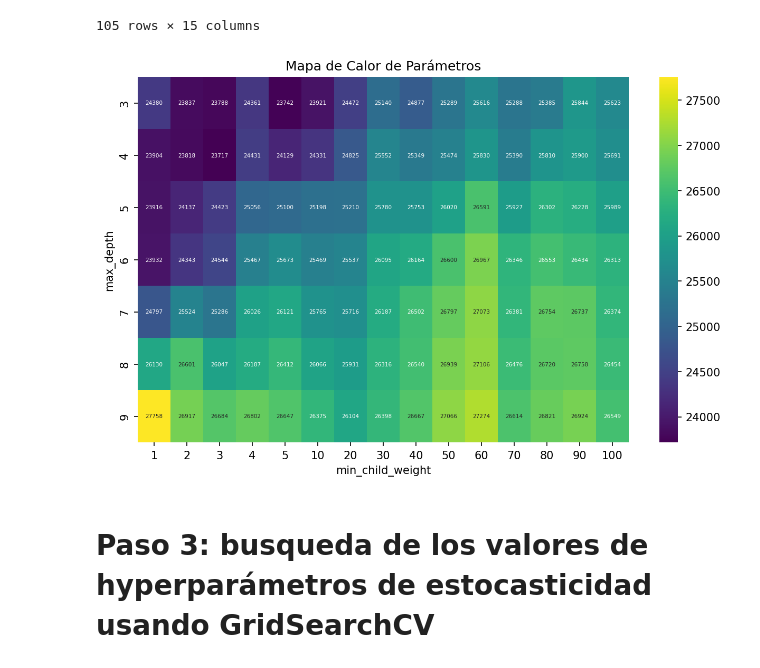
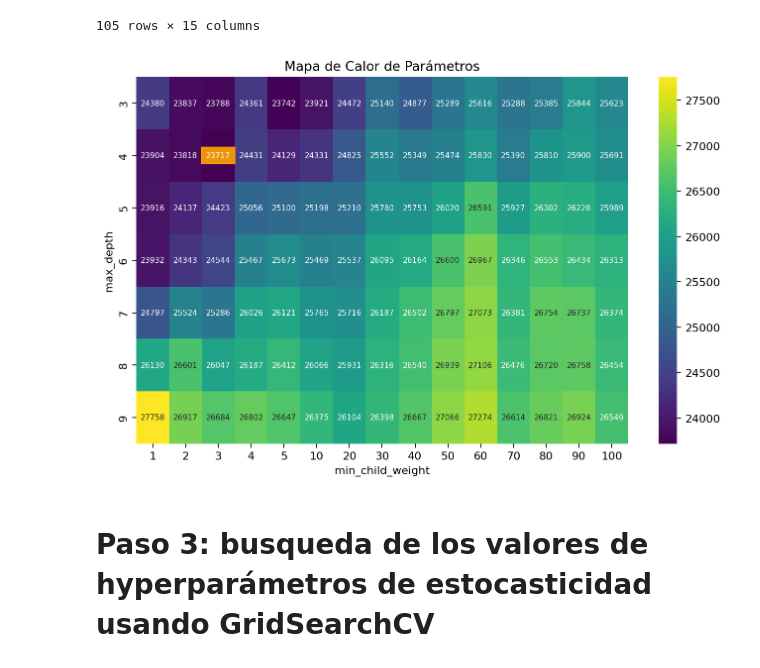
Before and after one commit to FerMarz/ames-housing-2023, a Jupyter notebook: notebooks/Stage4_tunning_strategy.ipynb, the cells around one changed output. Drawn from its saved outputs; the diff is of its cells as text; code cells hidden in the pictures.

```diff
--- a/notebooks/Stage4_tunning_strategy.ipynb
+++ b/notebooks/Stage4_tunning_strategy.ipynb
@@ -122,31 +122,41 @@ cv_results_tree_p
 # %%
 # Get the number of values for max_depth and min_child_weight
 n = len(grid_search_tree_p.param_grid["max_depth"])
 m = len(grid_search_tree_p.param_grid["min_child_weight"])
 
 # Get the mean test scores from the GridSearchCV results and reshape them into a matrix
 mean_scores_tree_p = np.array(cv_results_tree_p["mean_test_score"])
 mean_scores_tree_p = mean_scores_tree_p.reshape(n, m)
 
 # Convert the mean test scores to absolute values (GridSearchCV returns negative values)
 mean_scores_tree_p = np.abs(mean_scores_tree_p)
 
 # Create a DataFrame to visualize the data
 df_tree = pd.DataFrame(
     mean_scores_tree_p,
     index=grid_search_tree_p.param_grid["max_depth"],
     columns=grid_search_tree_p.param_grid["min_child_weight"],
 )
 df_tree.index.name = "max_depth"
 df_tree.columns.name = "min_child_weight"
 
+# Encuentrar la posición del valor mínimo
+min_val = df_tree.min().min()
+min_val_index = np.unravel_index(np.argmin(df_tree.to_numpy()), df_tree.shape)
+
 # Create a heatmap to visualize the data
-plt.figure(figsize=(10, 6), dpi=150)
-sns.heatmap(df_tree, annot=True, fmt=".0f", cmap="viridis", annot_kws={"size": 5})
+plt.figure(figsize=(10, 6), dpi=160)
+ax = sns.heatmap(df_tree, annot=True, fmt=".0f", cmap="viridis", annot_kws={"size": 7})
+
+# Resaltar la celda del valor mínimo con un borde
+for t in ax.texts:
+    if t.get_text() == str(round(min_val)):
+        t.set_bbox(dict(facecolor="orange", alpha=0.9, edgecolor="orange"))
+
 plt.title("Mapa de Calor de Parámetros")
 plt.show()
 # %% [output]
-[figure, old version]
+[figure, new version]
 # %% [markdown]
 # Paso 3: busqueda de los valores de hyperparámetros de estocasticidad usando GridSearchCV
 # %%
```
Also changed, not shown: parts of 3 cells of this notebook, 2 other files.
